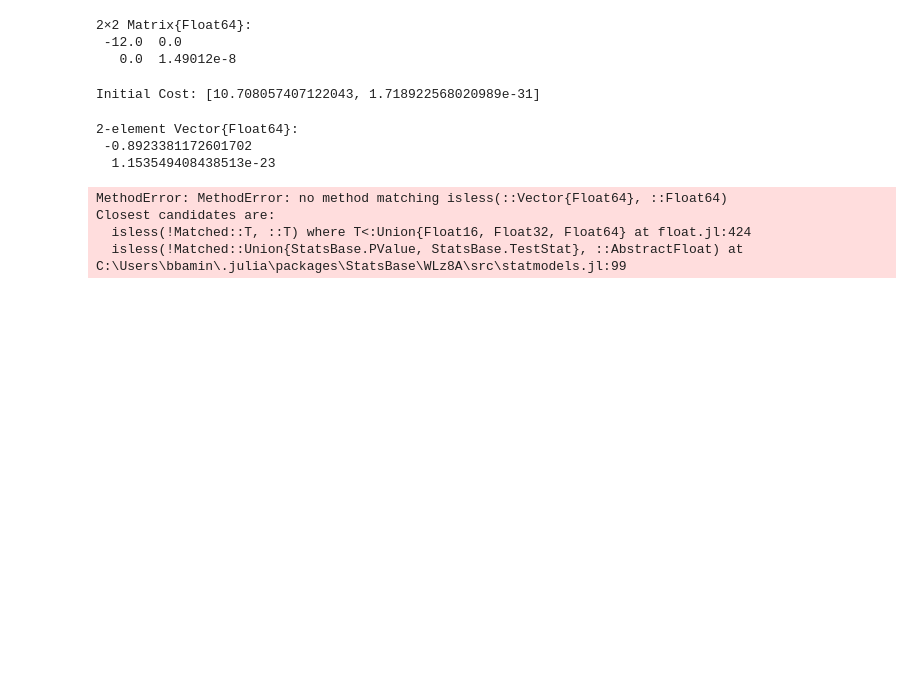
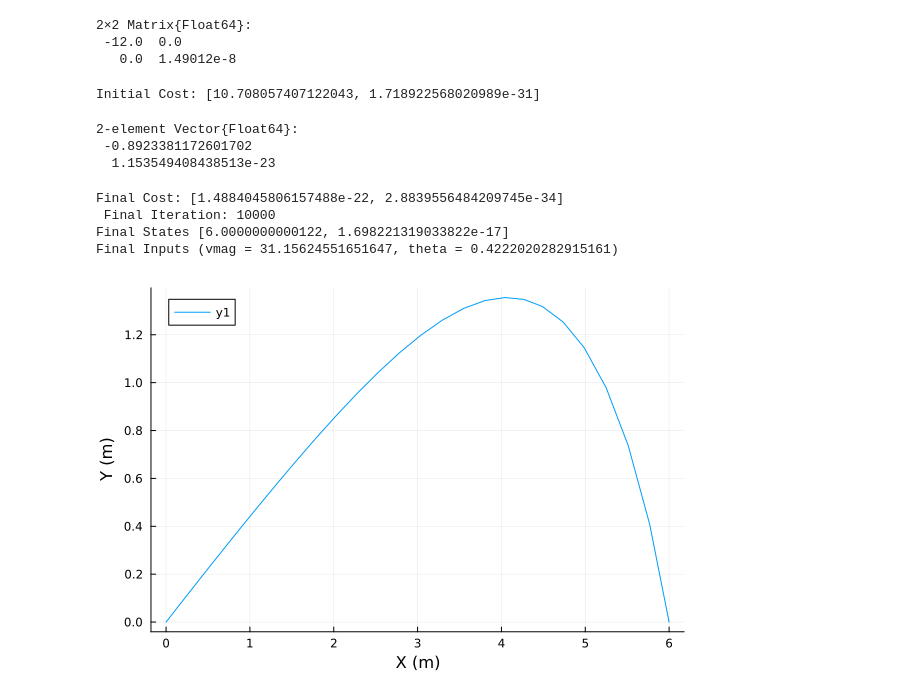
Before and after one commit to BAmercury/MasterClass, a Jupyter notebook: EntryDescentLanding/single_shooting_cannonball.ipynb, the cells around one changed output. Drawn from its saved outputs; the diff is of its cells as text; code cells hidden in the pictures; blank space fills up the shorter version.

Commit message:
Tried the other method too

```diff
--- a/EntryDescentLanding/single_shooting_cannonball.ipynb
+++ b/EntryDescentLanding/single_shooting_cannonball.ipynb
@@ -54,7 +54,7 @@ function cannon_dynamics(s, p, t)
     return dx
 end
 
-tspan = (0.0, 7.0)
+tspan = (0.0, 1.0)
 
 u0 = ComponentArray(
     vmag = 9.0, # initial speed
@@ -108,9 +108,9 @@ A = FiniteDiff.finite_difference_jacobian(dx->cost(dx, x_goal), [x0[1]; x0[2]])
 end =#
 display(A)
 x_final = [sol[1,end]; sol[2,end]]
-J = cost(x_final, x_goal)
-print(String("Initial Cost: $(J)"))
-(A \ J)
+J_initial = cost(x_final, x_goal)
+print(String("Initial Cost: $(J_initial)"))
+(A \ J_initial)
 # %% [output]
 2×2 Matrix{Float64}:
  -12.0  0.0
@@ -131,9 +131,9 @@ cost_tol = [1e-3, 1e-3]
 iter = 0
 x0_iter = x0
 u0_iter = u0 # Inital guess
-tspan = (0.0, 100.0)
-
-while J > cost_tol && iter < maxIter
+tspan = (0.0, 1.0)
+J = J_initial
+while J > cost_tol || iter < maxIter
     # Forward Roll out and calculate cost
     # Update IC with new control input
     # If theta is below zero just set to 0
@@ -142,34 +142,35 @@ while J > cost_tol && iter < maxIter
     end
     x0_iter[3] = u0_iter.vmag*cos(u0_iter.theta)
     x0_iter[4] = u0_iter.vmag*sin(u0_iter.theta)
 
     prob = ODEProblem(cannon_dynamics, x0_iter, tspan, p)
     sol = solve(prob, RK4(), callback = cb)
     # Calculate cost
     x_final = [sol[1,end]; sol[2,end]]
     J = cost(x_final, x_goal)
     # Get Jacobian of our cost function at final state
     A = FiniteDiff.finite_difference_jacobian(dx->cost(dx, x_goal), x_final)
 
     # Correct initial guess Newton Raphson Method
     u0_iter = u0_iter - A \ J
 
     #print(String("Cost: $(J)\n"))
     #print(String("Iteration: $(iter)\n"))
     iter = iter + 1
 
 
 
 end
 
 print(String("Final Cost: $(J)\n"))
 print(String(" Final Iteration: $(iter)\n"))
 print(String("Final States $(x_final)\n"))
 print(String("Final Inputs $(u0_iter)\n"))
 
 plot(sol[1,:], sol[2,:], xlabel="X (m)", ylabel="Y (m)")
 # %% [output]
-MethodError: MethodError: no method matching isless(::Vector{Float64}, ::Float64)
-Closest candidates are:
-  isless(!Matched::T, ::T) where T<:Union{Float16, Float32, Float64} at float.jl:424
-  isless(!Matched::Union{StatsBase.PValue, StatsBase.TestStat}, ::AbstractFloat) at C:\Users\bbamin\.julia\packages\StatsBase\WLz8A\src\statmodels.jl:99
+Final Cost: [1.4884045806157488e-22, 2.8839556484209745e-34]
+ Final Iteration: 10000
+Final States [6.0000000000122, 1.698221319033822e-17]
+Final Inputs (vmag = 31.15624551651647, theta = 0.4222020282915161)
+[figure, added]
```
Also changed, not shown: parts of 2 cells of this notebook.
